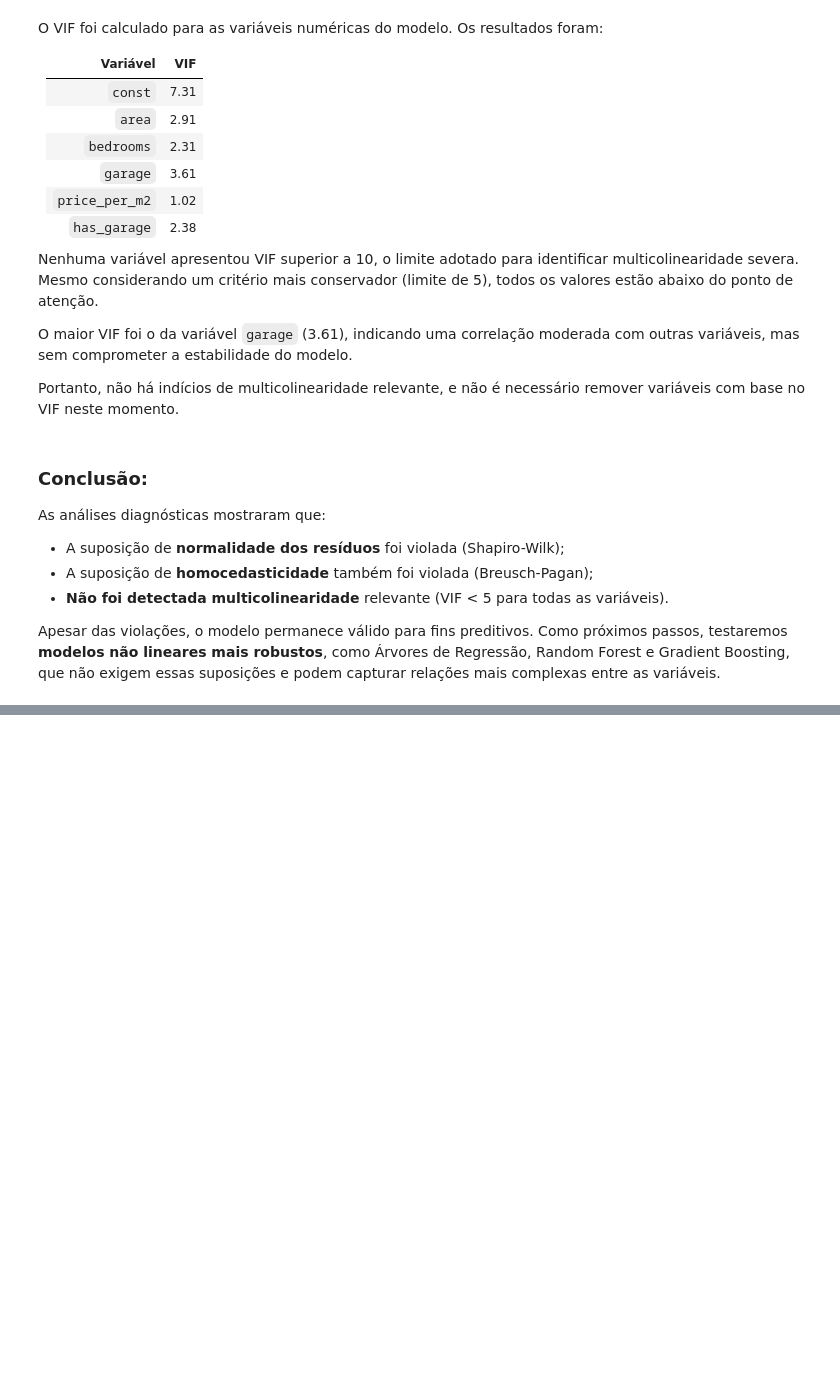
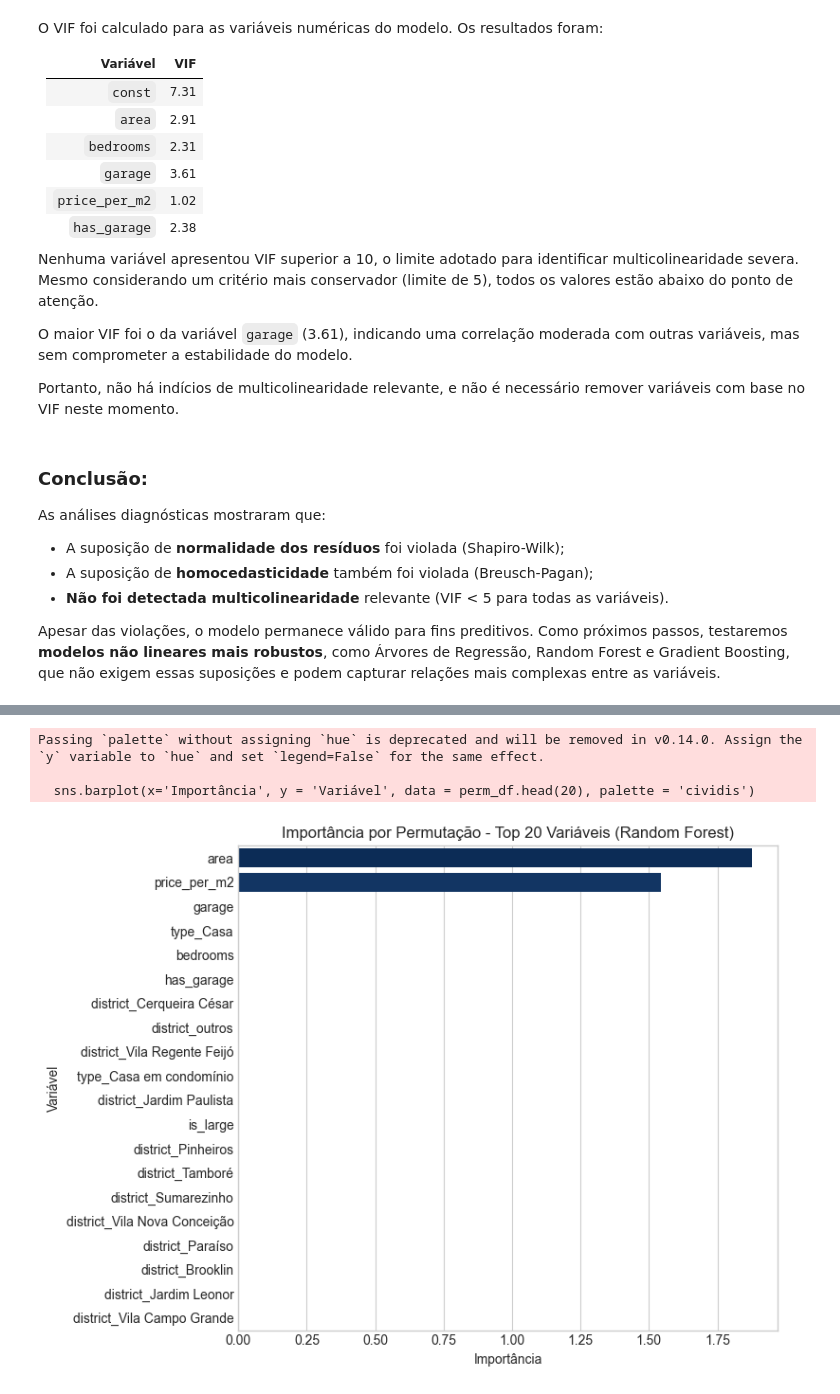
Before and after one commit to ric-rky/modelo_pred_alugueis_completo, a Jupyter notebook: projeto_aluguel/notebooks/projeto_aluguel.ipynb, the cells around one changed output, grey strips where cells are left out. Drawn from its saved outputs; the diff is of its cells as text; code cells hidden in the pictures; blank space fills up the shorter version.

```diff
--- a/projeto_aluguel/notebooks/projeto_aluguel.ipynb
+++ b/projeto_aluguel/notebooks/projeto_aluguel.ipynb
@@ -1088,0 +1195,24 @@ Apesar das violações, o modelo permanece válido para fins preditivos. Como pr
+# %%
+from sklearn.inspection import permutation_importance
+
+# Importância por permutação (usando X_train)
+result = permutation_importance(rf_model, X_train, y_train, n_repeats = 10, random_state = 79)
+importances_perm = result.importances_mean
+
+# Cria o DataFrame
+perm_df = pd.DataFrame({
+    'Variável': X_train.columns,
+    'Importância': importances_perm
+}).sort_values(by='Importância', ascending = False)
+
+# Gráfico
+plt.figure(figsize = (8, 6))
+sns.barplot(x = 'Importância', y = 'Variável', data = perm_df.head(20), palette = 'cividis')
+plt.title('Importância por Permutação - Top 20 Variáveis (Random Forest)')
+plt.tight_layout()
+plt.show()
+# %% [output]
+Passing `palette` without assigning `hue` is deprecated and will be removed in v0.14.0. Assign the `y` variable to `hue` and set `legend=False` for the same effect.
+
+  sns.barplot(x='Importância', y = 'Variável', data = perm_df.head(20), palette = 'cividis')
+[figure, added]
```
Also changed, not shown: parts of 12 cells of this notebook.
